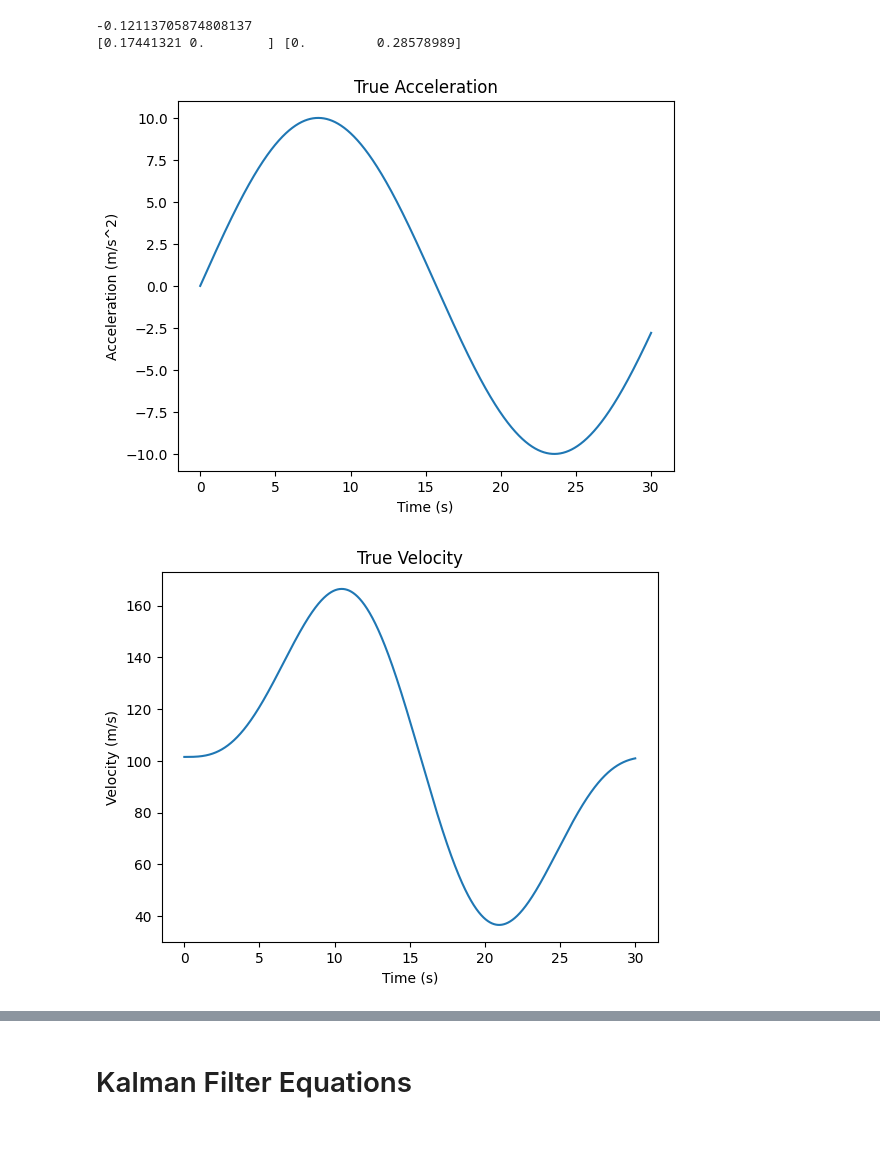
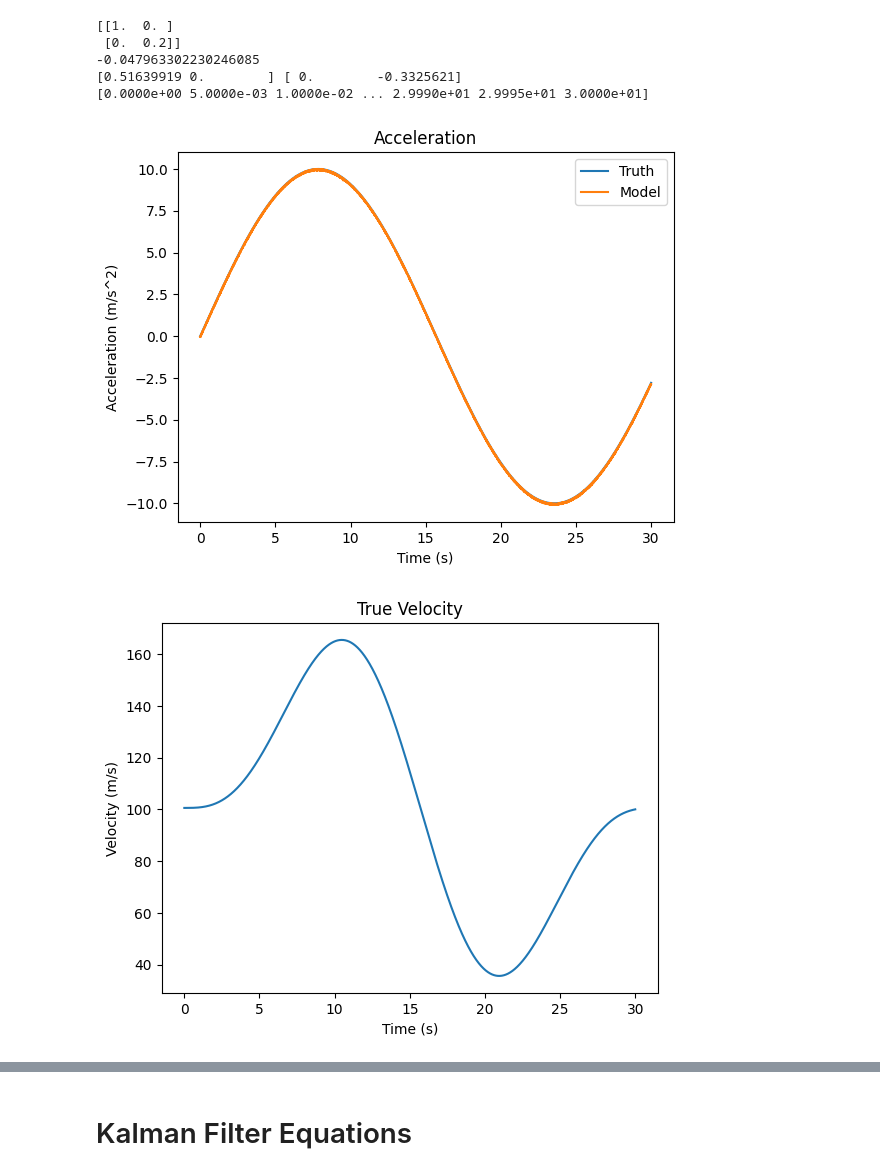
Before and after one commit to ax90l0tl/MAE-271A, a Jupyter notebook: main.ipynb, the cells around one changed output, grey strips where cells are left out. Saved outputs shown, nothing was run; the diff lists cells and outputs as text; code cells hidden in the pictures; blank space fills up the shorter version.

```diff
--- a/main.ipynb
+++ b/main.ipynb
@@ -34,9 +34,11 @@ def p_E(dt, p_E_0, v_E_0, a_0):
     return(p_E_0 + v_E_0*dt + a_0 * (dt**2)/2)
 # %%
 w = 0.2 # rad/s
-sample_rate = 200.0 # Hz
-dt = 1.0/sample_rate
-num_samples = int(30/dt) + 1
+sample_rate_acc = 200.0 # Hz
+sample_rate_gps = 5.0 # Hz
+dt_gps = 1.0/sample_rate_gps
+dt_acc = 1.0/sample_rate_acc
+num_samples = int(30*sample_rate_acc) + 1
 V = 0.0004 # (m/s^2)^2
 
 b_a = np.random.normal(0, np.sqrt(0.01))
@@ -50,41 +52,47 @@ M_v_0 = 1.0
 v_0 = np.random.normal(v_mean_0, np.sqrt(M_v_0))
 p_0 = np.random.normal(p_mean_0, np.sqrt(M_p_0))
 
-[n1i, n2i] = np.random.normal(np.array([0, 0]).T, np.sqrt([[1, 0], [0, 0.04]]))
+V_k = np.array([[1, 0], [0, 0.04]])
+[n1i, n2i] = np.random.normal(np.array([0, 0]).T, np.sqrt(v_k))
 print(b_a)
 print(n1i, n2i)
 
-t = np.linspace(0, 30, num=int(30/dt) + 1, endpoint=True)
+t = np.arange(num_samples)*dt_acc
+print(t)
 a_truth = a(t, w)
 a_model = a_c(a_truth, b_a, omega)
 
 v_truth = v(t, a_truth, w, v_0)
 x_truth = p(t, a_truth, w, v_0, p_0)
 # %% [output]
--0.12113705874808137
-[0.17441321 0.        ] [0.         0.28578989]
+[[1.  0. ]
+ [0.  0.2]]
+-0.047963302230246085
+[0.51639919 0.        ] [ 0.        -0.3325621]
+[0.0000e+00 5.0000e-03 1.0000e-02 ... 2.9990e+01 2.9995e+01 3.0000e+01]
 # %%
 plt.figure()
-plt.plot(t, a_truth)
-# plt.plot(t, a_model)
+plt.plot(t, a_truth, label='Truth')
+plt.plot(t, a_model, label='Model')
+plt.legend()
 plt.xlabel("Time (s)")
 plt.ylabel("Acceleration (m/s^2)")
-plt.title("True Acceleration")
+plt.title("Acceleration")
 plt.show()
 
 plt.figure()
 plt.plot(t, v_truth)
 plt.xlabel("Time (s)")
 plt.ylabel("Velocity (m/s)")
 plt.title("True Velocity")
 plt.show()
 
 plt.figure()
 plt.plot(t, x_truth)
 plt.xlabel("Time (s)")
 plt.ylabel("Position (m)")
 plt.title("True Position")
 plt.show()
 # %% [output]
-[figure, old version]
+[figure, new version]
-[figure, old version]
+[figure, new version]
```
Also changed, not shown: parts of 5 cells of this notebook.
